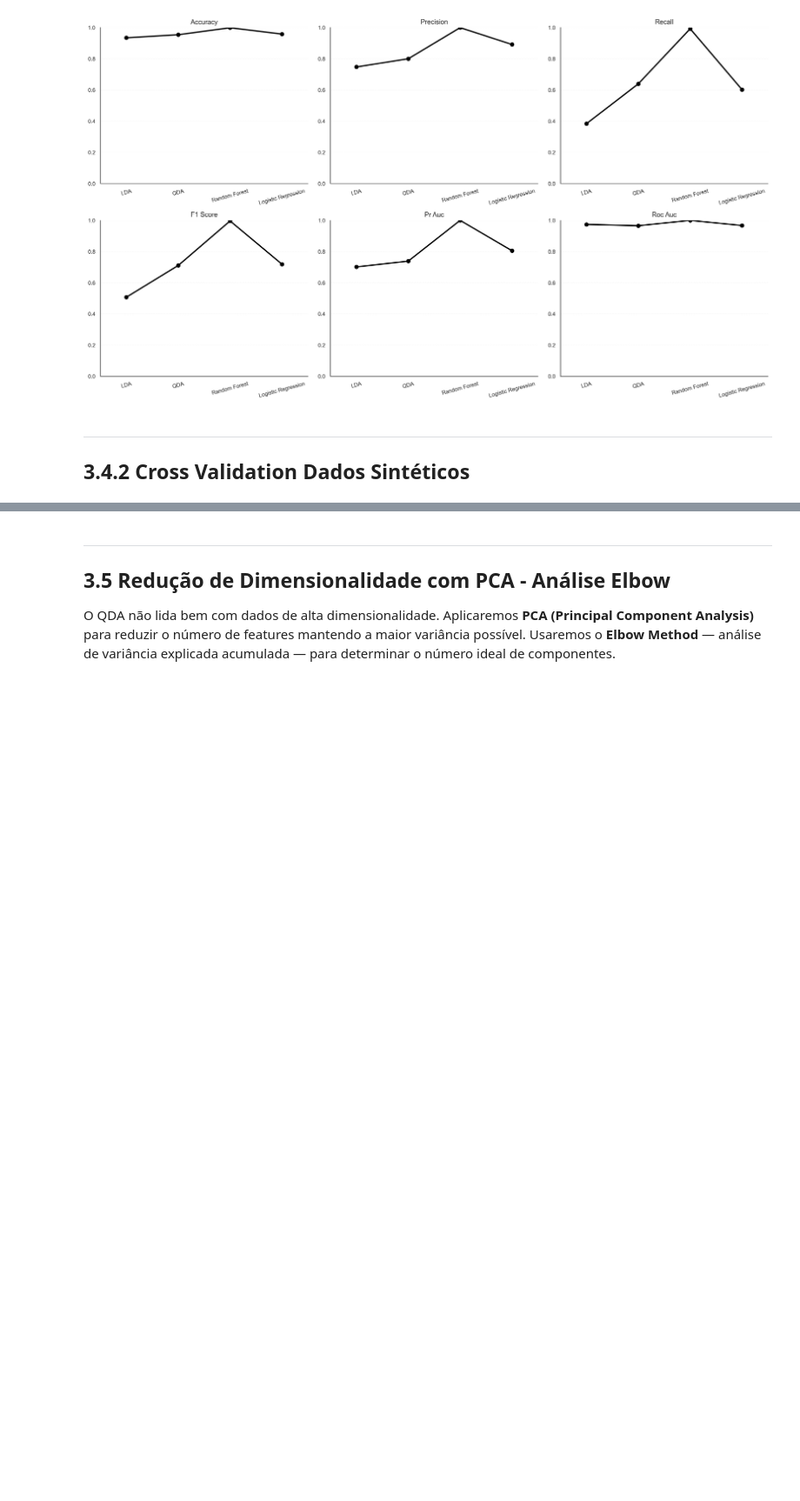
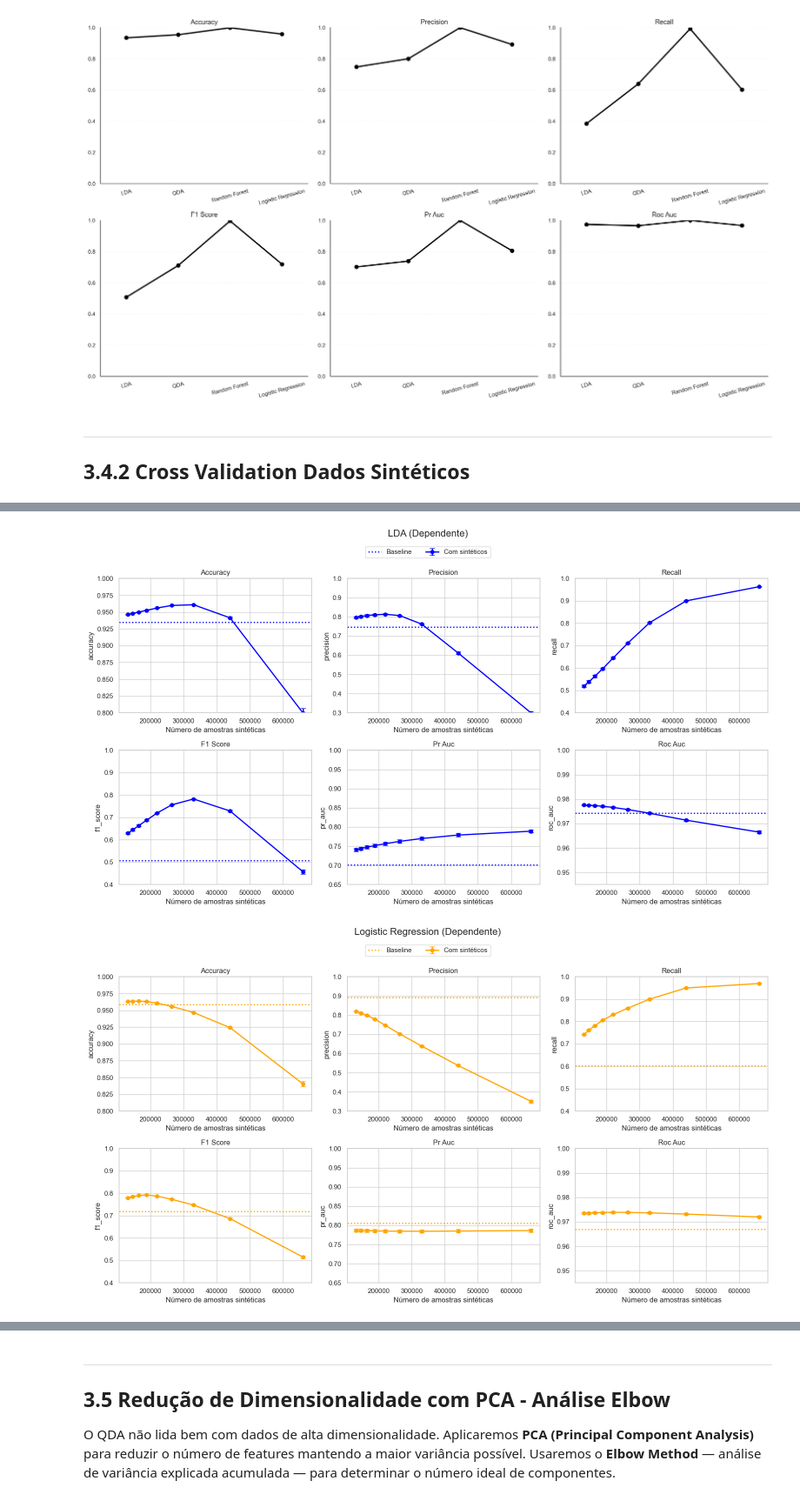
Before and after one commit to zezedp/IML2026_PROJETO, a Jupyter notebook: Projeto.ipynb, the cells around one changed output, grey strips where cells are left out. Shown at 87% size. Drawn from its saved outputs; the diff is of its cells as text; code cells hidden in the pictures; blank space fills up the shorter version.

```diff
--- a/Projeto.ipynb
+++ b/Projeto.ipynb
@@ -899,0 +1150,6 @@ plt.show()
+# %%
+plot_metrics_by_model(synthetic_results, "(Dependente)", baseline_results=baseline_results)
+plot_metrics_by_model(synthetic_results_independent, "(Independente)", baseline_results=baseline_results)
+# %% [output]
+[figure, added]
+[figure, added]
```
Also changed, not shown: parts of 11 cells of this notebook.
